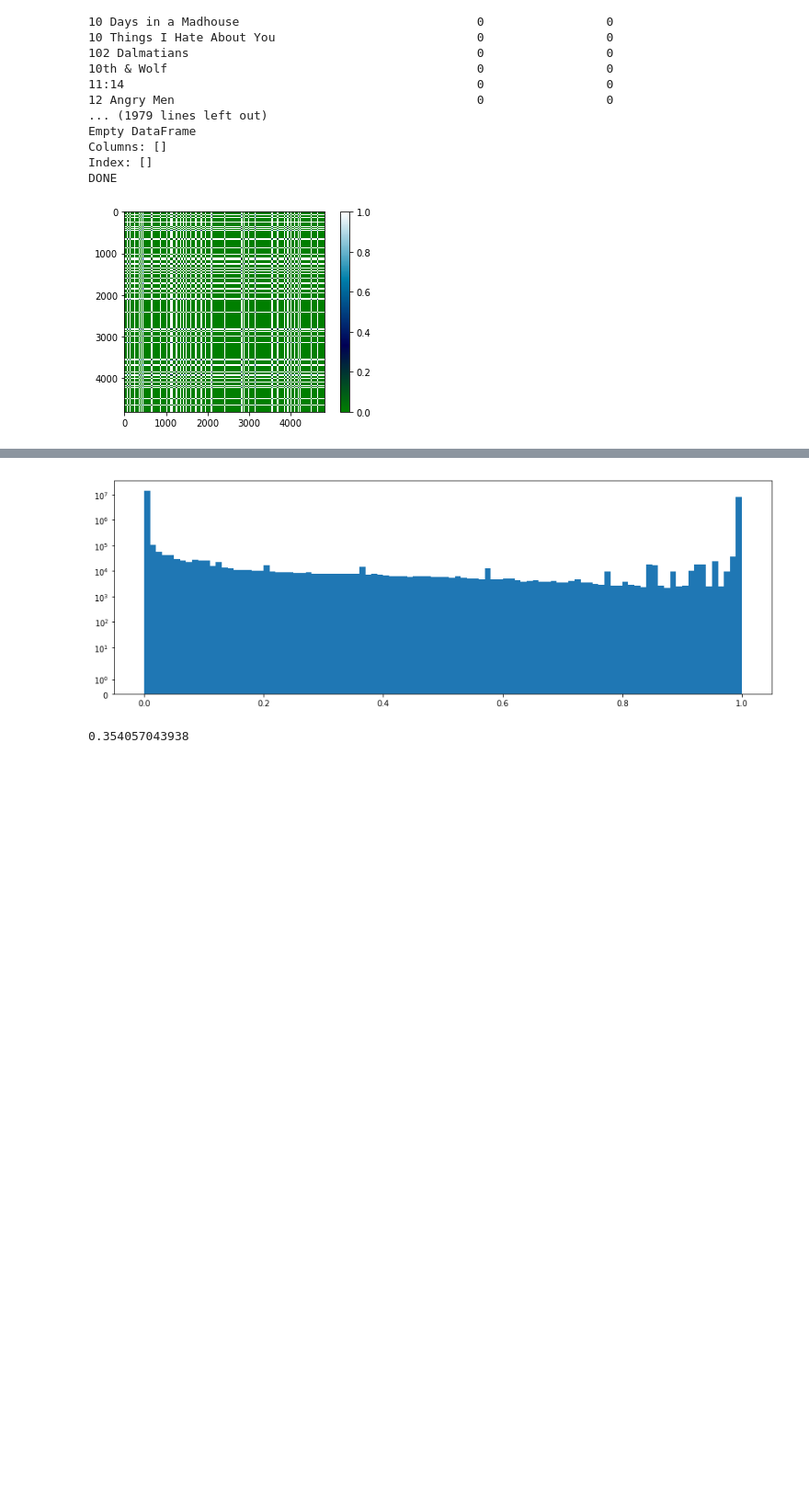
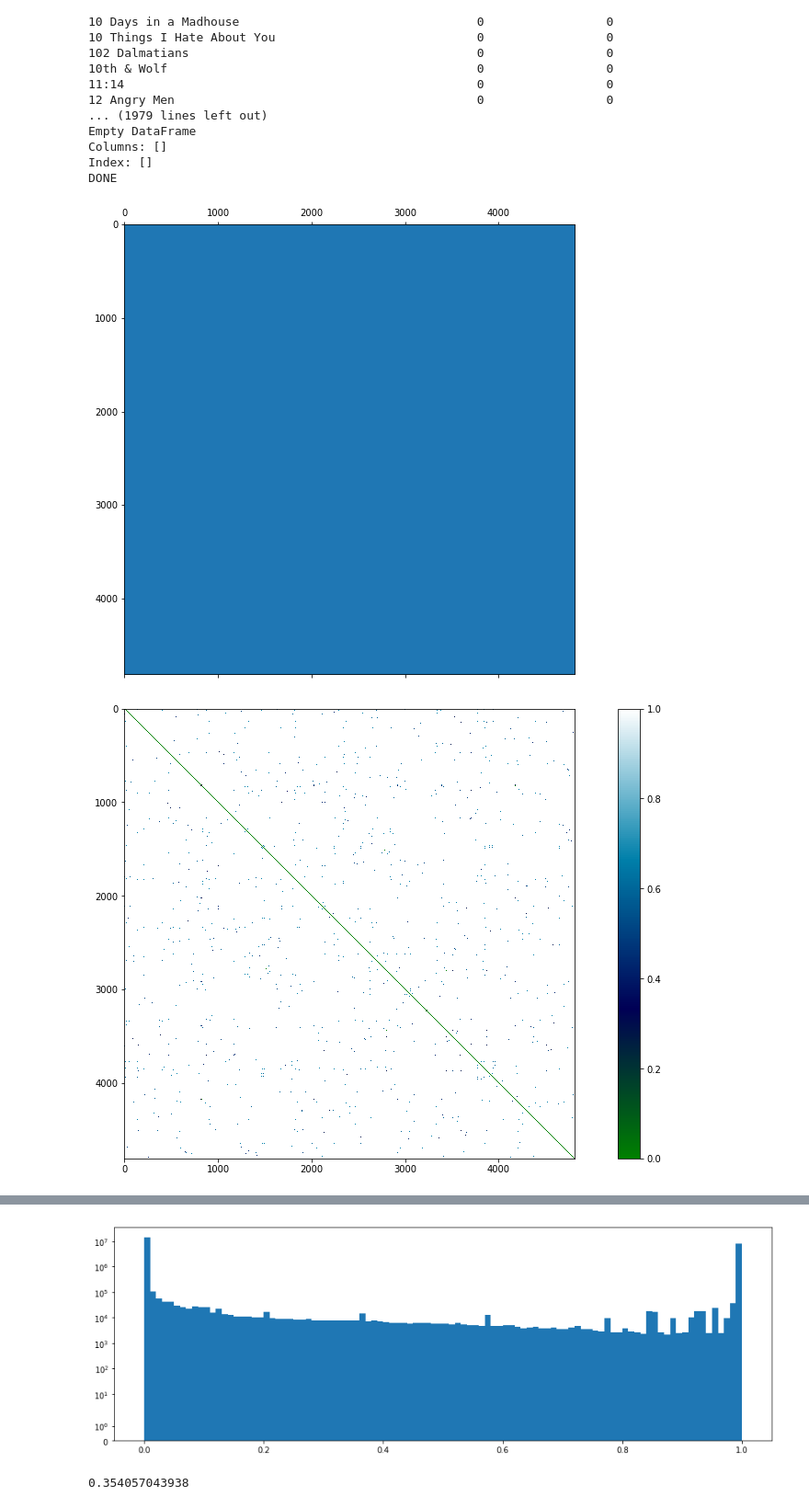
Before and after one commit to MilicaNovak/FinalProjectNTDS2017, a Jupyter notebook: ReportNotebook/Report-Working-In-Progress.ipynb, the cells around one changed output, grey strips where cells are left out. Shown at 92% size. Saved outputs shown, nothing was run; the diff lists cells and outputs as text; code cells hidden in the pictures; blank space fills up the shorter version.

```diff
--- a/ReportNotebook/Report-Working-In-Progress.ipynb
+++ b/ReportNotebook/Report-Working-In-Progress.ipynb
@@ -436,7 +436,7 @@ def ProcessCategorical(feature):
 
 Frames = []
 for feature in ['prime_actors','prime_keywords','prime_crew_names','primary_production_company']:
-    Frames.append(ProcessCategorical(feature))
+    Frames.append(ProcessCategorical(feature).fillna(0))
 
 
 print("DONE")
@@ -473,9 +472,10 @@ GrandFinal.to_csv("../Datasets/GrandFinalle.csv")
 # %%
 fig = plt.figure()
 ax = fig.add_subplot(1,1,1)
 ax.set_aspect('equal')
-plt.imshow(all_distances[0, interpolation='nearest', cmap=plt.cm.ocean)
+plt.imshow(all_distances[0], interpolation='nearest', cmap=plt.cm.ocean)
 plt.colorbar()
 plt.show()
 # %% [output]
-[figure, old version]
+[figure, new version]
+[figure, added]
```
Also changed, not shown: parts of 9 cells of this notebook, 1 other file.
